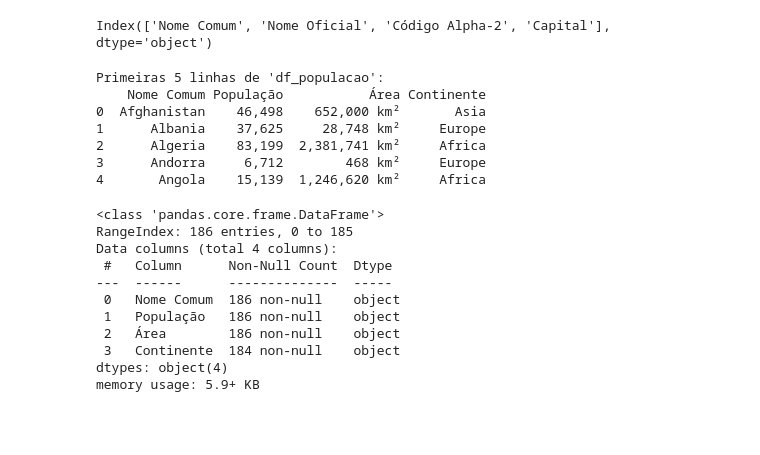
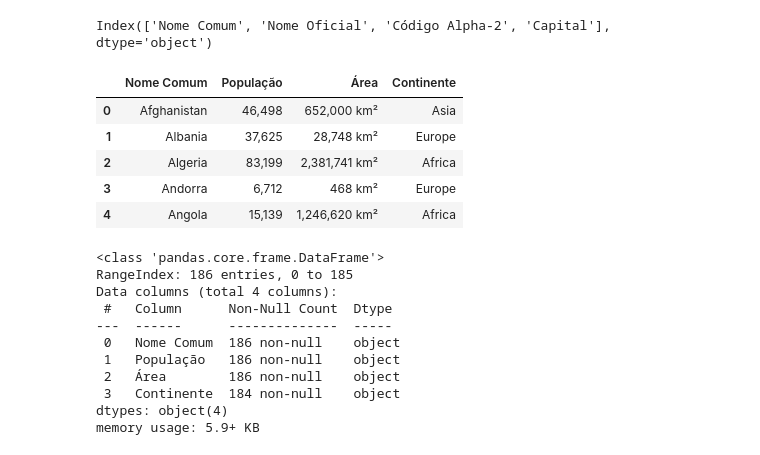
Before and after one commit to Dedecow/Documents, a Jupyter notebook: coder/index.ipynb, the cells around one changed output. Cells and saved outputs as stored; diff of their text form; code cells hidden in the pictures; blank space fills up the shorter version.

```diff
--- a/coder/index.ipynb
+++ b/coder/index.ipynb
@@ -186,17 +178,14 @@ df_paises.columns
 Index(['Nome Comum', 'Nome Oficial', 'Código Alpha-2', 'Capital'], dtype='object')
 # %%
 df_populacao = pd.read_csv(r'C:\Users\EberPC\Documents\andrehbahia\Documents\dados_populacao_20250410_161336.csv')
-print("Primeiras 5 linhas de 'df_populacao':")
-print(df_populacao.head())
-print("\n")
+df_populacao.head()
 # %% [output]
-Primeiras 5 linhas de 'df_populacao':
-    Nome Comum População           Área Continente
-0  Afghanistan    46,498    652,000 km²       Asia
-1      Albania    37,625     28,748 km²     Europe
-2      Algeria    83,199  2,381,741 km²     Africa
-3      Andorra     6,712        468 km²     Europe
-4       Angola    15,139  1,246,620 km²     Africa
+|  | Nome Comum | População | Área | Continente |
+| 0 | Afghanistan | 46,498 | 652,000 km² | Asia |
+| 1 | Albania | 37,625 | 28,748 km² | Europe |
+| 2 | Algeria | 83,199 | 2,381,741 km² | Africa |
+| 3 | Andorra | 6,712 | 468 km² | Europe |
+| 4 | Angola | 15,139 | 1,246,620 km² | Africa |
 # %%
 df_populacao.info()
 # %% [output]
```
Also changed, not shown: parts of 12 cells of this notebook.
